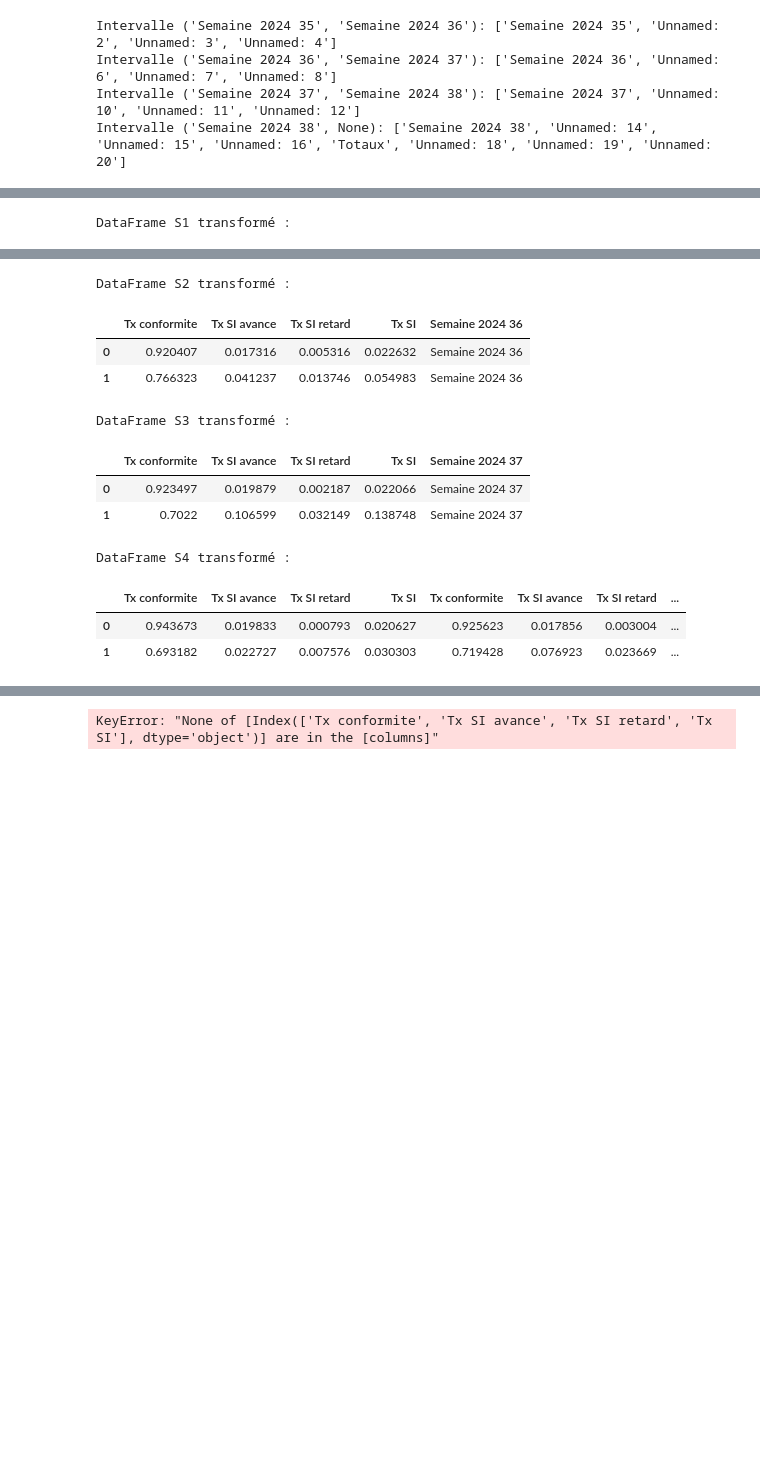
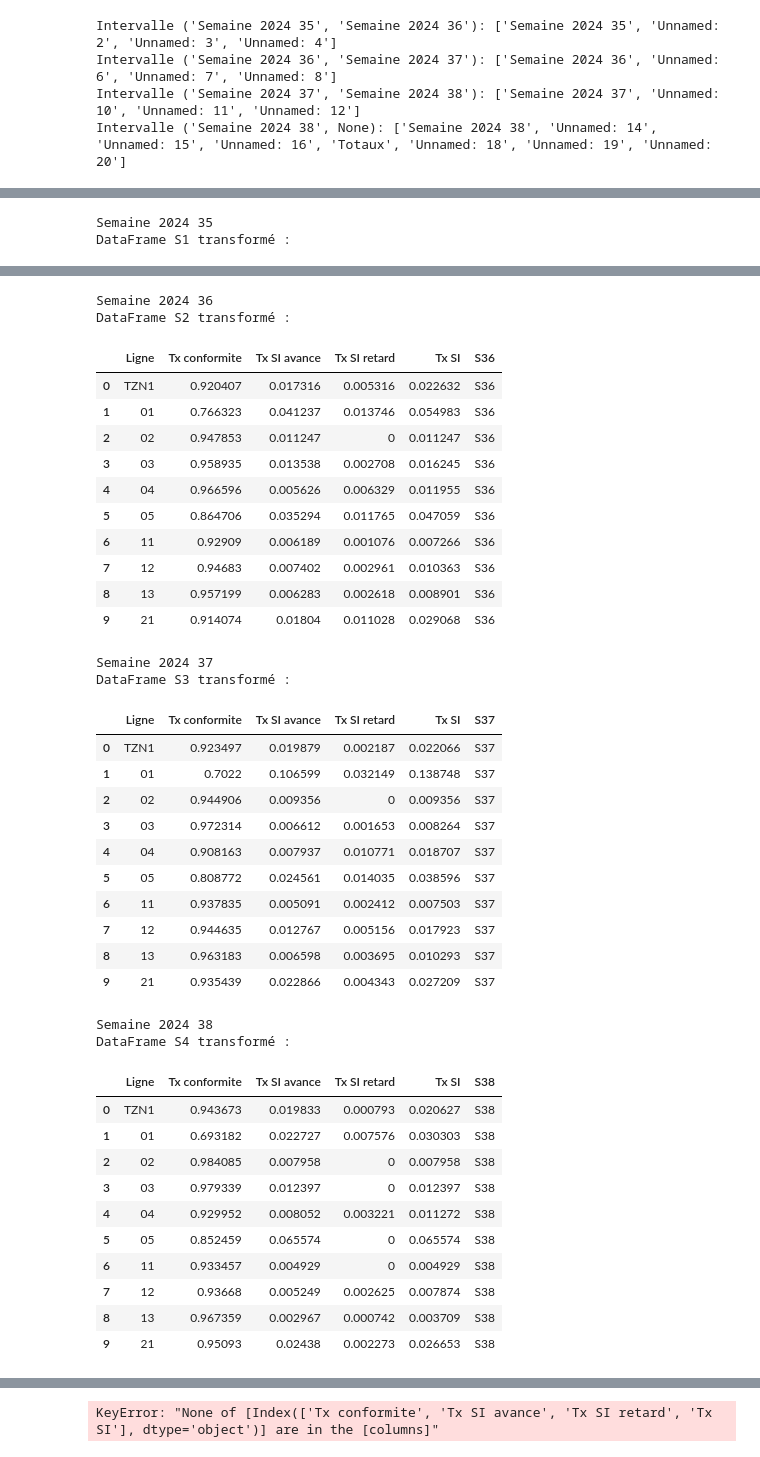
Before and after one commit to alberttalla/traitement_sae, a Jupyter notebook: TRAITEMENT SAE.ipynb, the cells around one changed output, grey strips where cells are left out. Drawn from its saved outputs; the diff is of its cells as text; code cells hidden in the pictures; blank space fills up the shorter version.

```diff
--- a/TRAITEMENT SAE.ipynb
+++ b/TRAITEMENT SAE.ipynb
@@ -21,4 +15,5 @@ Requirement already satisfied: et-xmlfile in /usr/local/lib/python3.11/site-pack
 # %%
-filename = "./mobirecord_declarations_export.xlsx"
+#filename = "./mobirecord_declarations_export.xlsx"
+filename = "./Taux de régularité DSP - 18092024131617.xlsx"
 df = pd.read_excel(filename)
 # %%
@@ -395,12 +557,17 @@ for idx, (interval, columns) in enumerate(columns_by_interval.items()):
     # Créer un DataFrame pour chaque intervalle
     df_interval = df[columns]
     # Nommer le DataFrame (par exemple, S1, S2, S3, etc.)
+
+    # Supprimer la dernière ligne du DataFrame
+    df_interval = df_interval.iloc[:-1]
+
     dataframe_name = f"S{idx + 1}"
     # Stocker le DataFrame dans le dictionnaire
     dataframes_by_interval[dataframe_name] = df_interval
     # Afficher le DataFrame
     print(f"DataFrame {dataframe_name} basé sur l'intervalle {interval}:")
-    display(df_interval.head(2))
+    display(df_interval.head(10))
+    display(df_interval.tail(2))
     print("\n")
 
 # Accéder aux DataFrames dans le dictionnaire
@@ -432,8 +643,12 @@ for idx, (interval, columns) in enumerate(columns_by_interval.items()):
     # Créer un DataFrame pour chaque intervalle
     df_interval = df[columns].copy()
 
+    df_interval = df_interval.iloc[:-1]
+
     # Récupérer le nom de la colonne de date
-    date_S1 = df_interval.columns.to_list()[0]  # Prendre le nom de la première colonne
+    date_S1 = df_interval.columns.to_list()[1]  # Prendre le nom de la première colonne
+    print(date_S1)
+    date_S1 =  "S" + date_S1.strip().split()[-1]
 
     # Ajouter la colonne 'Date' au DataFrame
     df_interval['Date'] = date_S1
@@ -452,11 +667,12 @@ for idx, (interval, columns) in enumerate(columns_by_interval.items()):
 
     # Afficher le DataFrame transformé
     print(f"DataFrame {dataframe_name} transformé :")
-    display(df_interval.head(2))
+    display(df_interval.head(10))
     print("\n")
 
 # Accéder aux DataFrames transformés dans le dictionnaire
 # Par exemple, accéder à S1
 S1 = dataframes_by_interval['S1']
 # %% [output]
+Semaine 2024 35
 DataFrame S1 transformé :
@@ -466,15 +690,42 @@ DataFrame S1 transformé :
+Semaine 2024 36
 DataFrame S2 transformé :
-|  | Tx conformite | Tx SI avance | Tx SI retard | Tx SI | Semaine 2024 36 |
-| 0 | 0.920407 | 0.017316 | 0.005316 | 0.022632 | Semaine 2024 36 |
-| 1 | 0.766323 | 0.041237 | 0.013746 | 0.054983 | Semaine 2024 36 |
+|  | Ligne | Tx conformite | Tx SI avance | Tx SI retard | Tx SI | S36 |
+| 0 | TZN1 | 0.920407 | 0.017316 | 0.005316 | 0.022632 | S36 |
+| 1 | 01 | 0.766323 | 0.041237 | 0.013746 | 0.054983 | S36 |
+| 2 | 02 | 0.947853 | 0.011247 | 0 | 0.011247 | S36 |
+| 3 | 03 | 0.958935 | 0.013538 | 0.002708 | 0.016245 | S36 |
+| 4 | 04 | 0.966596 | 0.005626 | 0.006329 | 0.011955 | S36 |
+| 5 | 05 | 0.864706 | 0.035294 | 0.011765 | 0.047059 | S36 |
+| 6 | 11 | 0.92909 | 0.006189 | 0.001076 | 0.007266 | S36 |
+| 7 | 12 | 0.94683 | 0.007402 | 0.002961 | 0.010363 | S36 |
+| 8 | 13 | 0.957199 | 0.006283 | 0.002618 | 0.008901 | S36 |
+| 9 | 21 | 0.914074 | 0.01804 | 0.011028 | 0.029068 | S36 |
+Semaine 2024 37
 DataFrame S3 transformé :
-|  | Tx conformite | Tx SI avance | Tx SI retard | Tx SI | Semaine 2024 37 |
-| 0 | 0.923497 | 0.019879 | 0.002187 | 0.022066 | Semaine 2024 37 |
-| 1 | 0.7022 | 0.106599 | 0.032149 | 0.138748 | Semaine 2024 37 |
+|  | Ligne | Tx conformite | Tx SI avance | Tx SI retard | Tx SI | S37 |
+| 0 | TZN1 | 0.923497 | 0.019879 | 0.002187 | 0.022066 | S37 |
+| 1 | 01 | 0.7022 | 0.106599 | 0.032149 | 0.138748 | S37 |
+| 2 | 02 | 0.944906 | 0.009356 | 0 | 0.009356 | S37 |
+| 3 | 03 | 0.972314 | 0.006612 | 0.001653 | 0.008264 | S37 |
+| 4 | 04 | 0.908163 | 0.007937 | 0.010771 | 0.018707 | S37 |
+| 5 | 05 | 0.808772 | 0.024561 | 0.014035 | 0.038596 | S37 |
+| 6 | 11 | 0.937835 | 0.005091 | 0.002412 | 0.007503 | S37 |
+| 7 | 12 | 0.944635 | 0.012767 | 0.005156 | 0.017923 | S37 |
+| 8 | 13 | 0.963183 | 0.006598 | 0.003695 | 0.010293 | S37 |
+| 9 | 21 | 0.935439 | 0.022866 | 0.004343 | 0.027209 | S37 |
+Semaine 2024 38
 DataFrame S4 transformé :
-|  | Tx conformite | Tx SI avance | Tx SI retard | Tx SI | Tx conformite | Tx SI avance | Tx SI retard | ... |
-| 0 | 0.943673 | 0.019833 | 0.000793 | 0.020627 | 0.925623 | 0.017856 | 0.003004 | ... |
-| 1 | 0.693182 | 0.022727 | 0.007576 | 0.030303 | 0.719428 | 0.076923 | 0.023669 | ... |
+|  | Ligne | Tx conformite | Tx SI avance | Tx SI retard | Tx SI | S38 |
+| 0 | TZN1 | 0.943673 | 0.019833 | 0.000793 | 0.020627 | S38 |
+| 1 | 01 | 0.693182 | 0.022727 | 0.007576 | 0.030303 | S38 |
+| 2 | 02 | 0.984085 | 0.007958 | 0 | 0.007958 | S38 |
+| 3 | 03 | 0.979339 | 0.012397 | 0 | 0.012397 | S38 |
+| 4 | 04 | 0.929952 | 0.008052 | 0.003221 | 0.011272 | S38 |
+| 5 | 05 | 0.852459 | 0.065574 | 0 | 0.065574 | S38 |
+| 6 | 11 | 0.933457 | 0.004929 | 0 | 0.004929 | S38 |
+| 7 | 12 | 0.93668 | 0.005249 | 0.002625 | 0.007874 | S38 |
+| 8 | 13 | 0.967359 | 0.002967 | 0.000742 | 0.003709 | S38 |
+| 9 | 21 | 0.95093 | 0.02438 | 0.002273 | 0.026653 | S38 |
 # %%
 # Dictionnaire pour stocker les DataFrames par intervalle
 dataframes_by_interval = {}
```
Also changed, not shown: parts of 25 cells of this notebook, 4 other files.
